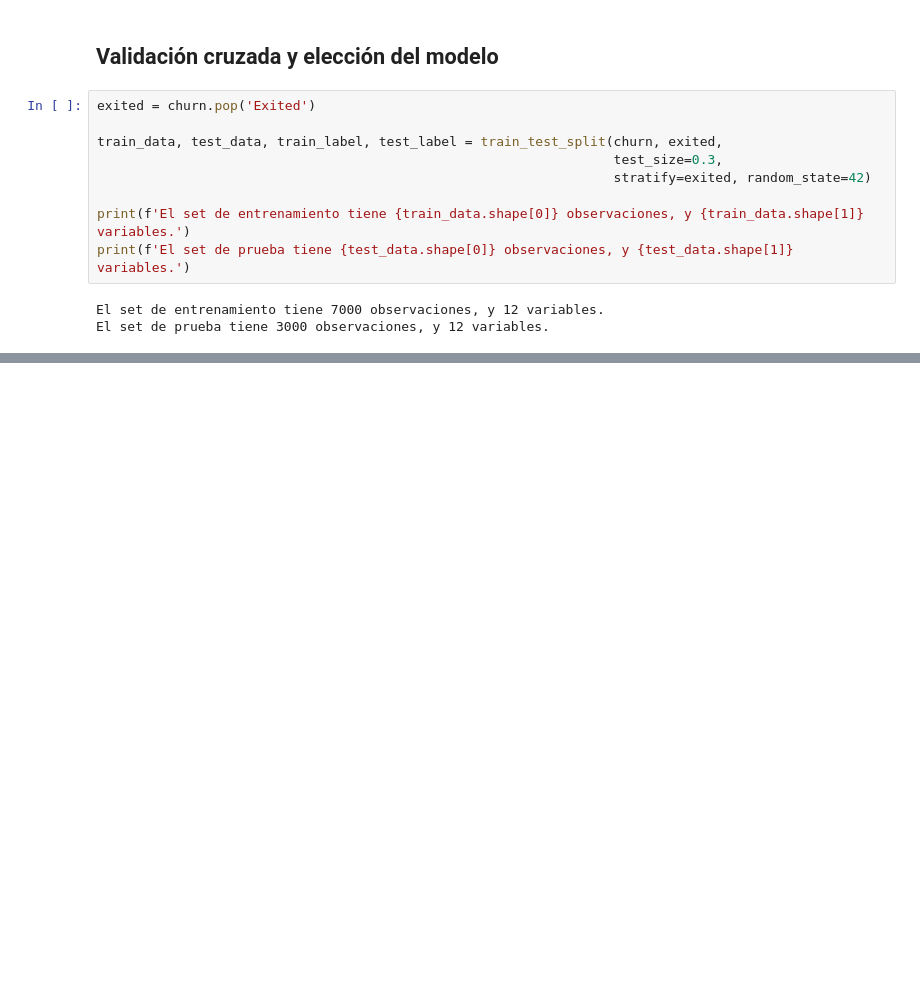
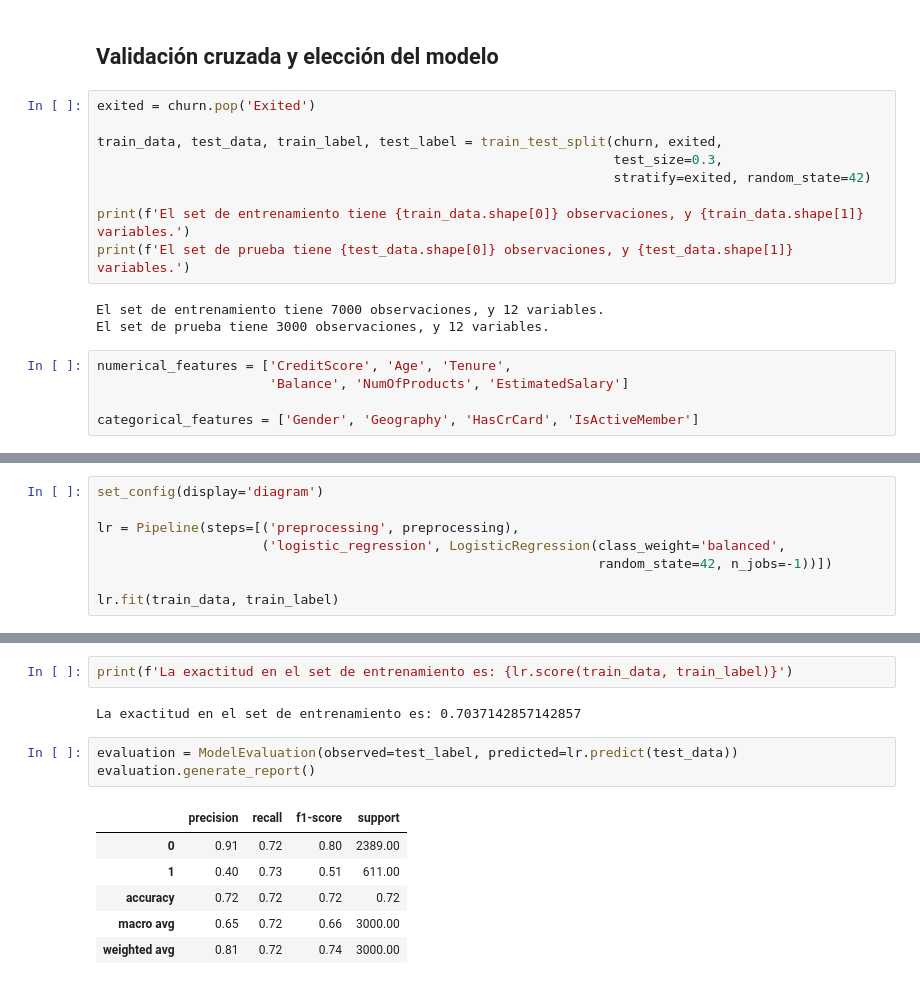
Before and after one commit to stivenlopezg/class-acamica, a Jupyter notebook: churn-modeling.ipynb, the cells around one changed output, grey strips where cells are left out. Saved outputs shown, nothing was run; the diff lists cells and outputs as text; blank space fills up the shorter version.

```diff
--- a/churn-modeling.ipynb
+++ b/churn-modeling.ipynb
@@ -63,3 +106,8 @@ print(f'El set de prueba tiene {test_data.shape[0]} observaciones, y {test_data.
 # %% [output]
 El set de entrenamiento tiene 7000 observaciones, y 12 variables.
 El set de prueba tiene 3000 observaciones, y 12 variables.
+# %%
+numerical_features = ['CreditScore', 'Age', 'Tenure',
+                      'Balance', 'NumOfProducts', 'EstimatedSalary']
+
+categorical_features = ['Gender', 'Geography', 'HasCrCard', 'IsActiveMember']
@@ -65,0 +158,8 @@ El set de prueba tiene 3000 observaciones, y 12 variables.
+# %%
+set_config(display='diagram')
+
+lr = Pipeline(steps=[('preprocessing', preprocessing),
+                     ('logistic_regression', LogisticRegression(class_weight='balanced',
+                                                                random_state=42, n_jobs=-1))])
+
+lr.fit(train_data, train_label)
@@ -65,0 +184,14 @@ El set de prueba tiene 3000 observaciones, y 12 variables.
+# %%
+print(f'La exactitud en el set de entrenamiento es: {lr.score(train_data, train_label)}')
+# %% [output]
+La exactitud en el set de entrenamiento es: 0.7037142857142857
+# %%
+evaluation = ModelEvaluation(observed=test_label, predicted=lr.predict(test_data))
+evaluation.generate_report()
+# %% [output]
+|  | precision | recall | f1-score | support |
+| 0 | 0.91 | 0.72 | 0.80 | 2389.00 |
+| 1 | 0.40 | 0.73 | 0.51 | 611.00 |
+| accuracy | 0.72 | 0.72 | 0.72 | 0.72 |
+| macro avg | 0.65 | 0.72 | 0.66 | 3000.00 |
+| weighted avg | 0.81 | 0.72 | 0.74 | 3000.00 |
```
Also changed, not shown: parts of 27 cells of this notebook.
